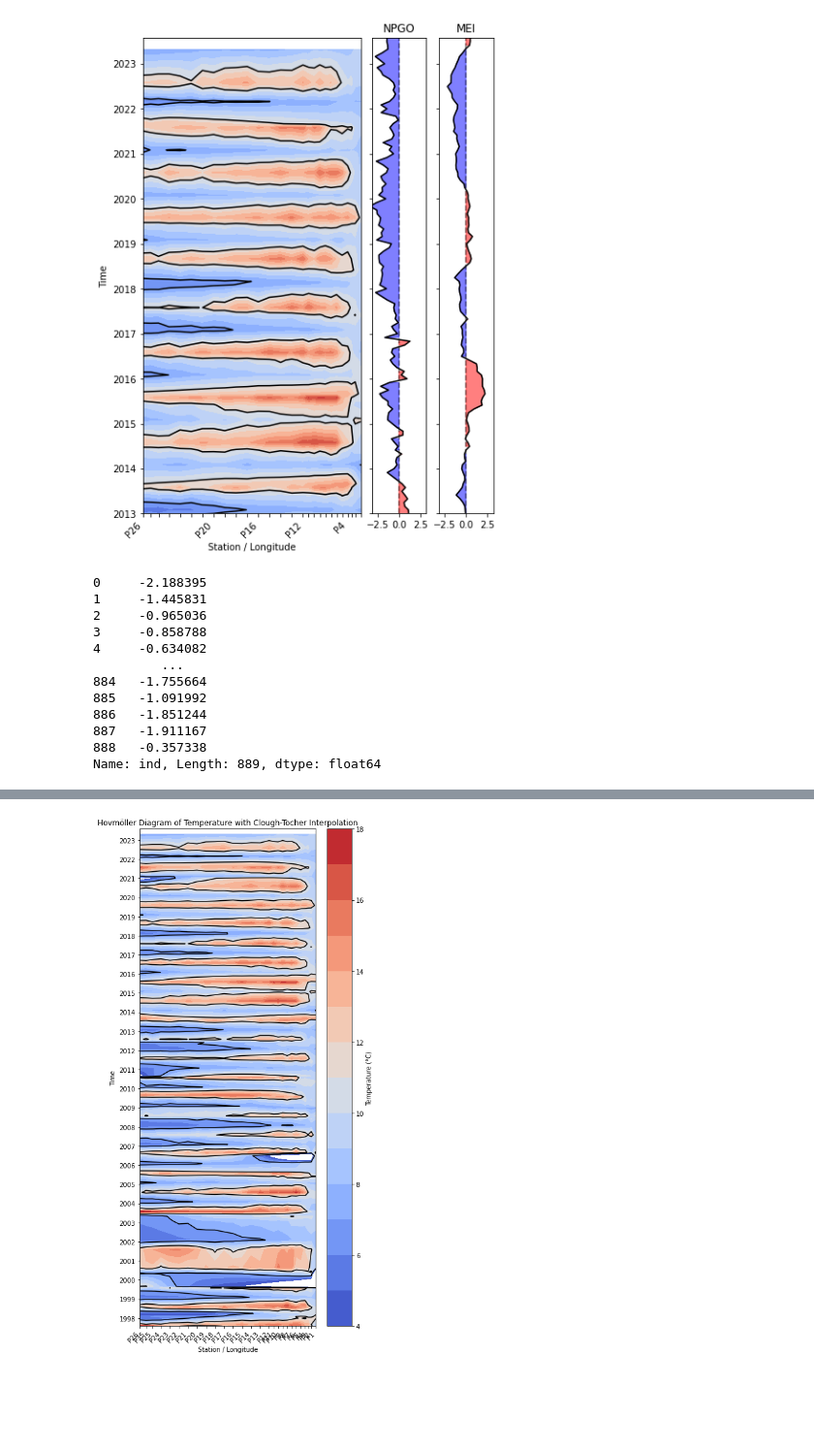
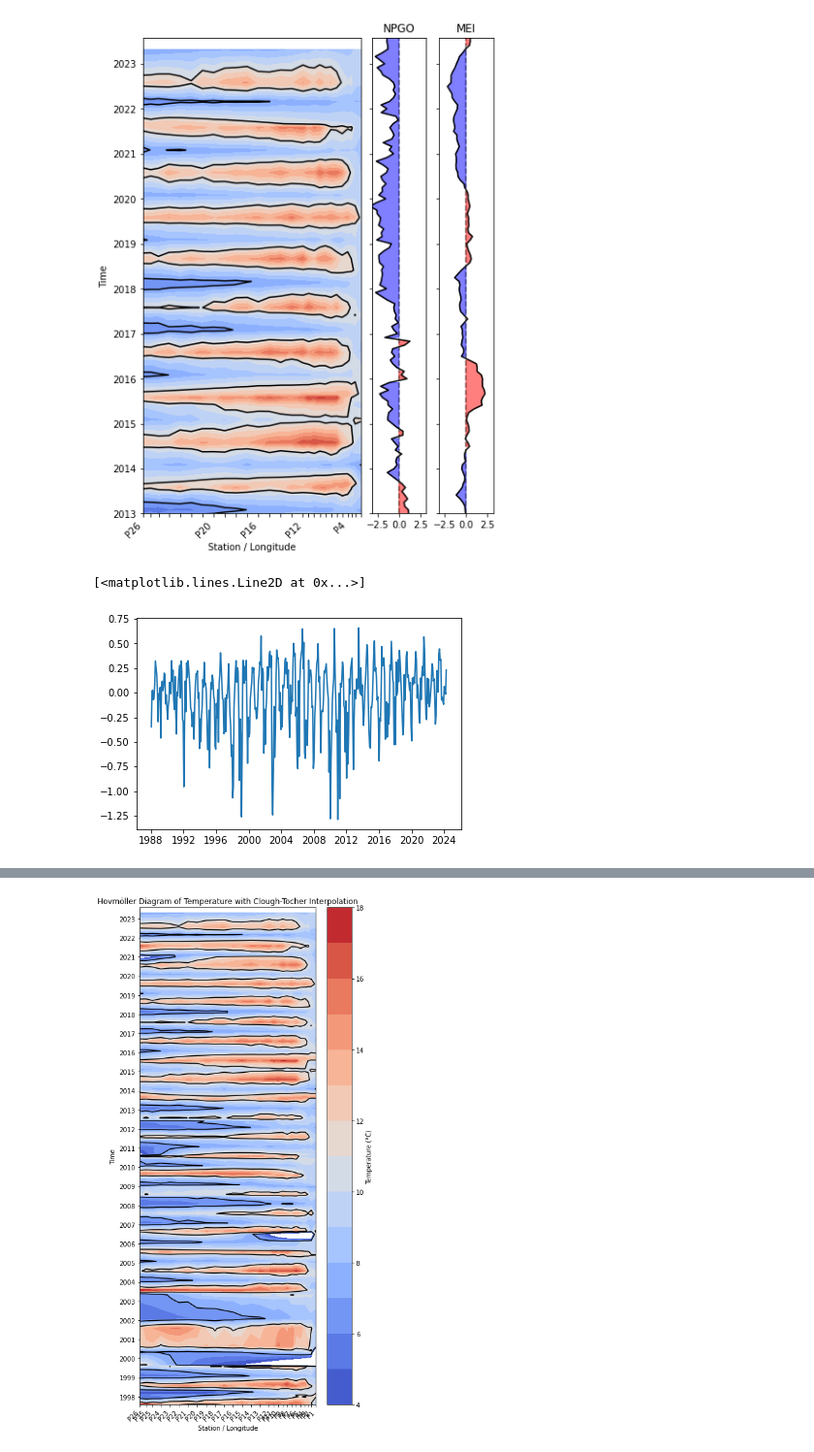
Before and after one commit to UBC-MOAD/analysis-becca, a Jupyter notebook: LiveOcean/NPCbifurcation/temp_anomaly.ipynb, the cells around one changed output, grey strips where cells are left out. Shown at 97% size. Saved outputs shown, nothing was run; the diff lists cells and outputs as text; code cells hidden in the pictures; blank space fills up the shorter version.

Commit message:
added CUTI

```diff
--- a/LiveOcean/NPCbifurcation/temp_anomaly.ipynb
+++ b/LiveOcean/NPCbifurcation/temp_anomaly.ipynb
@@ -506,18 +506,11 @@ ax2.fill_betweenx(meidates, mei, 0, where=(mei < 0), color='blue', alpha=0.5, la
 # %% [output]
 <matplotlib.collections.PolyCollection at 0x...>
 [figure]
-# %%
-npgo.ind
-# %% [output]
-0     -2.188395
-1     -1.445831
-2     -0.965036
-3     -0.858788
-4     -0.634082
-         ...
-884   -1.755664
-885   -1.091992
-886   -1.851244
-887   -1.911167
-888   -0.357338
-Name: ind, Length: 889, dtype: float64
+# %%
+# cuti
+cuti = xr.open_dataset('/ocean/rbeutel/MOAD/analysis-becca/LiveOcean/NPCbifurcation/CUTI_monthly.nc')
+# %%
+plt.plot(cuti.time, cuti.CUTI[:,-1])
+# %% [output]
+[<matplotlib.lines.Line2D at 0x...>]
+[figure, added]
```
Also changed, not shown: parts of 2 cells of this notebook, 1 other file.
